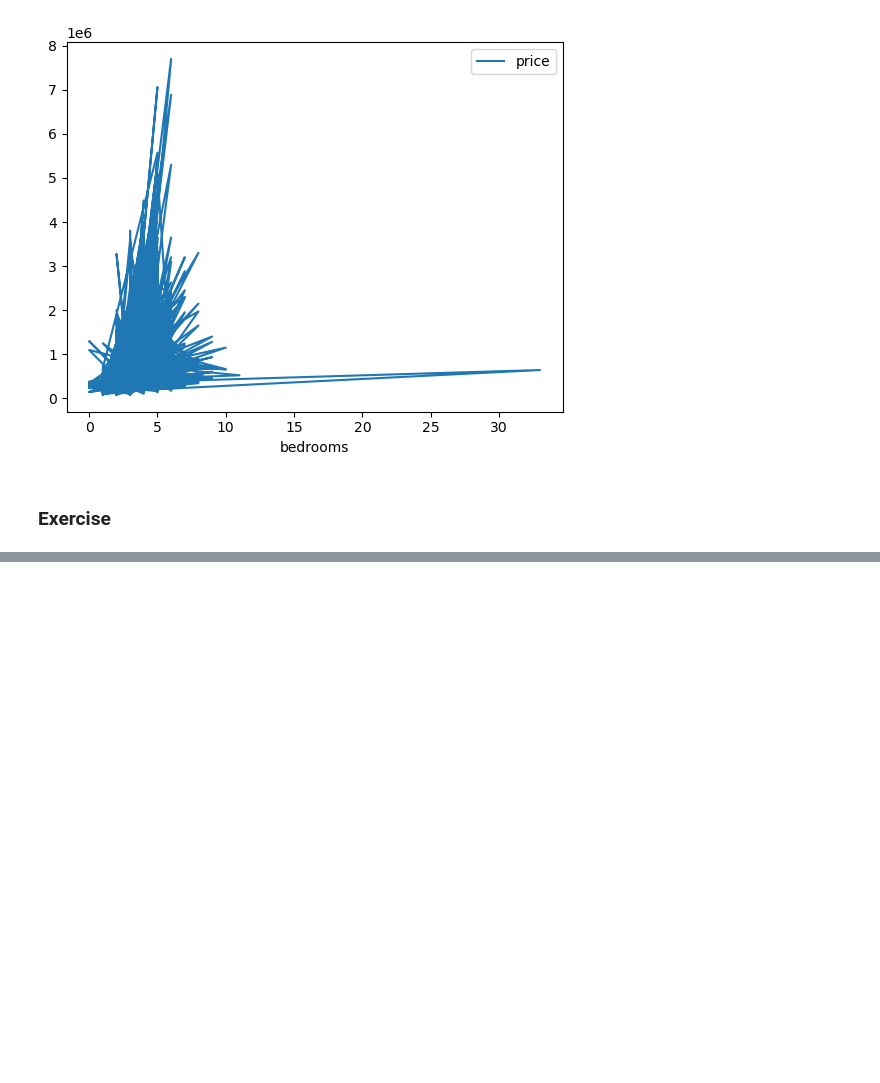
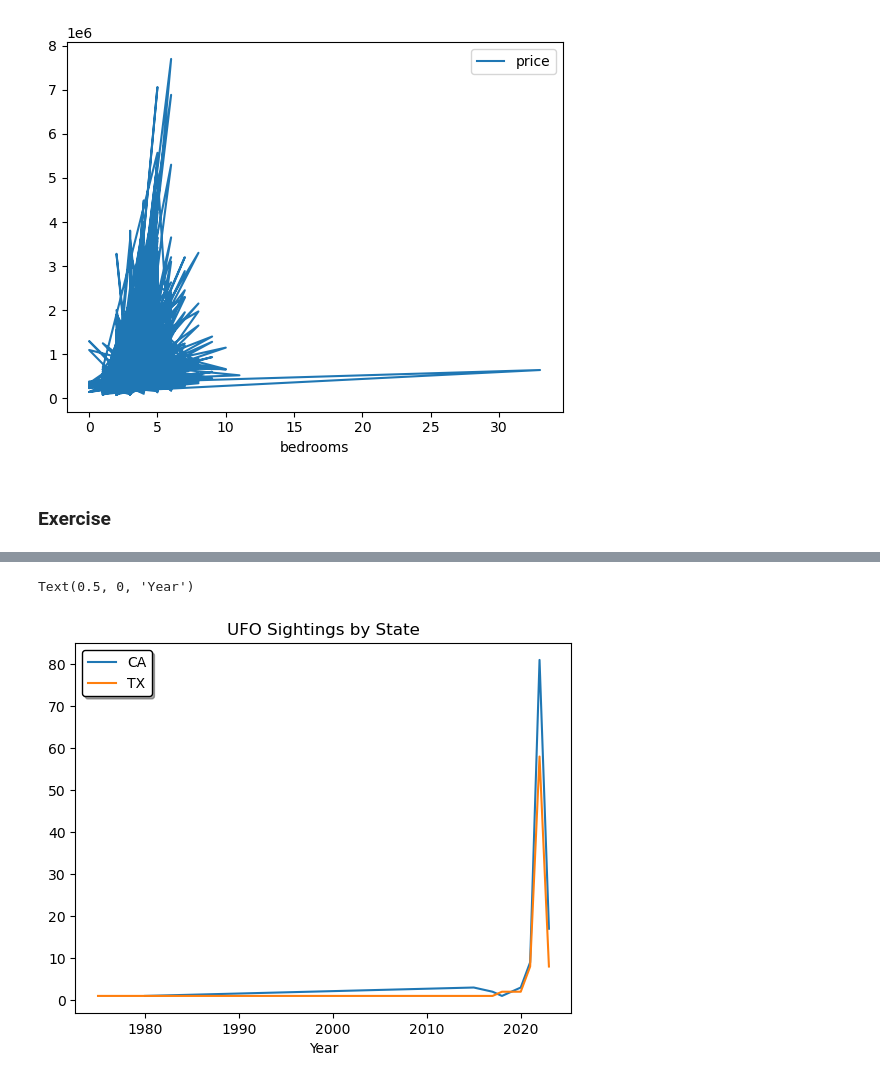
Before and after one commit to gurnamsingh11/data_visualization, a Jupyter notebook: 02_Pandas_Plotting.ipynb, the cells around one changed output, grey strips where cells are left out. Drawn from its saved outputs; the diff is of its cells as text; code cells hidden in the pictures; blank space fills up the shorter version.

```diff
--- a/02_Pandas_Plotting.ipynb
+++ b/02_Pandas_Plotting.ipynb
@@ -353,0 +422,2 @@ houses.plot.line(y="price", x="bedrooms")
+# %%
+ufos["year"] = ufos["date"].dt.year
@@ -353,0 +450,9 @@ houses.plot.line(y="price", x="bedrooms")
+# %%
+ufos[ufos["state"] == "CA"].year.value_counts().sort_index().plot(label="CA")
+ufos[ufos["state"] == "TX"].year.value_counts().sort_index().plot(label="TX")
+plt.legend(shadow=True, edgecolor="inherit")
+plt.title("UFO Sightings by State")
+plt.xlabel("Year")
+# %% [output]
+Text(0.5, 0, 'Year')
+[figure, added]
```
Also changed, not shown: parts of 24 cells of this notebook.
